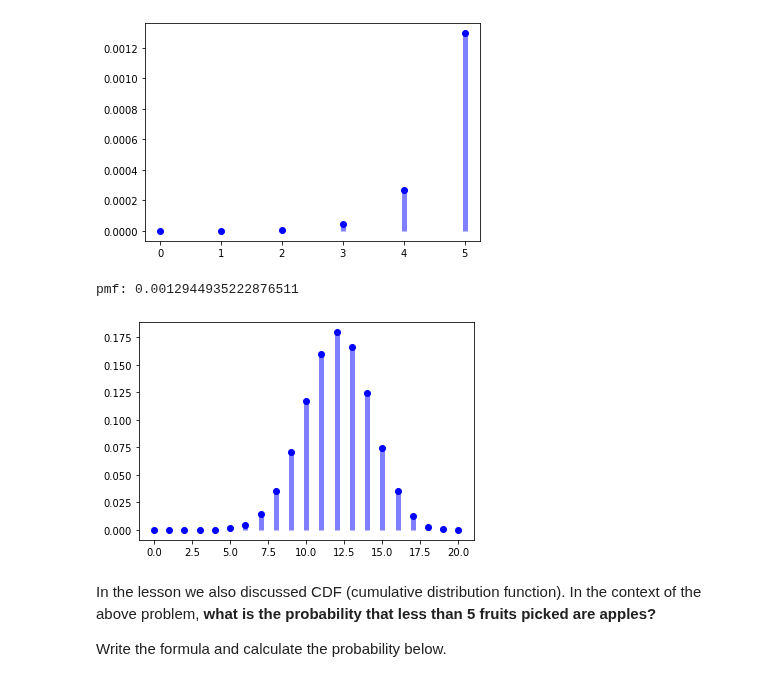
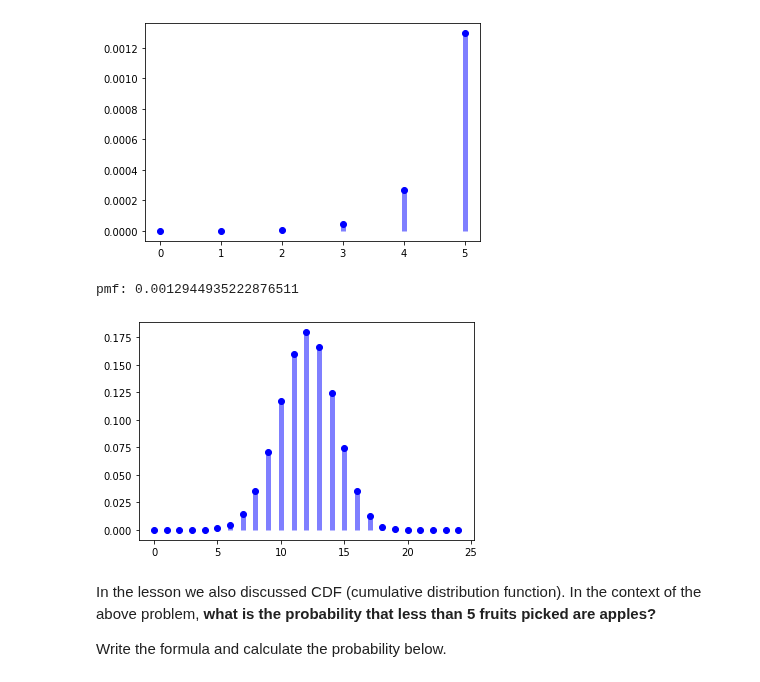
Before and after one commit to ta-data-lis/lab-probability-distributions, a Jupyter notebook: your-code/discrete.ipynb, the cells around one changed output. Cells and saved outputs as stored; diff of their text form; code cells hidden in the pictures.

```diff
--- a/your-code/discrete.ipynb
+++ b/your-code/discrete.ipynb
@@ -101,19 +107,18 @@ plt.show()
 pmf: 0.0012944935222876511
 [figure]
 # %%
-n=20 # 20 trials
-p=0.6 # probability per trial (as in bernoulli)
-binomial = stats.binom(n,p) # creates binomial distribution
-# point mass function, probability of having one given value
+n=20
+p=0.6
+binomial = stats.binom(n,p)
 print('pmf:', binomial.pmf(5))
-x = np.arange(0,21) # to see 20 in the graph
+x = np.arange(0,25)# I want to see the whole distribution
 fig, ax = plt.subplots(1, 1)
 ax.plot(x, stats.binom.pmf(x, n, p), 'bo')
 ax.vlines(x, 0, stats.binom.pmf(x, n, p), colors='b', lw=5, alpha=0.5)
 plt.show()
 # %% [output]
 pmf: 0.0012944935222876511
-[figure, old version]
+[figure, new version]
 # %% [markdown]
 In the lesson we also discussed CDF (cumulative distribution function). In the context of the above problem, **what is the probability that less than 5 fruits picked are apples?**
 
```
Also changed, not shown: parts of 13 cells of this notebook.
